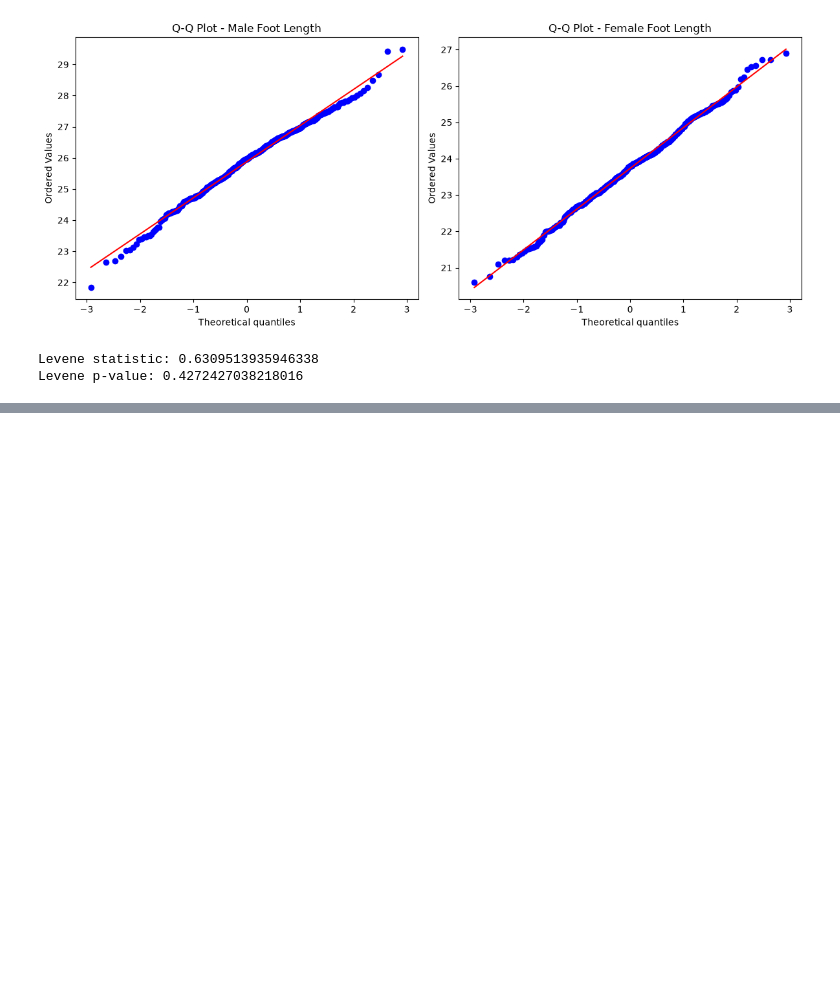
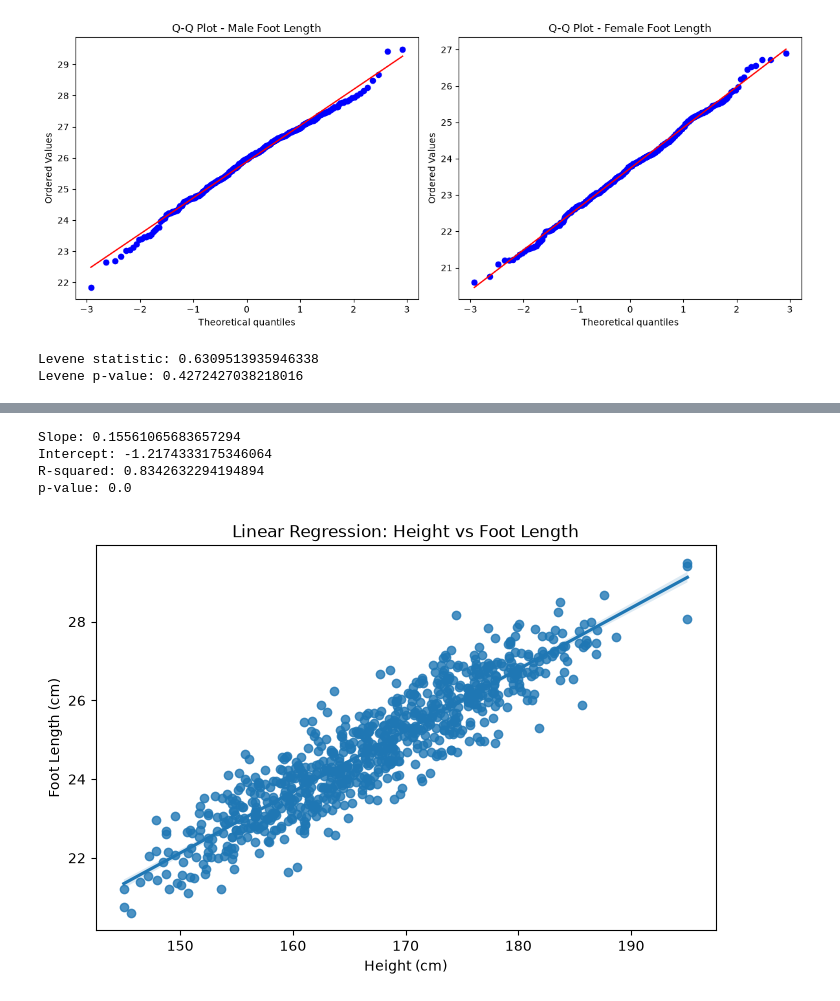
Before and after one commit to Sidra-41/Anthropometric-Characterization-and-Foot-Length-Prediction-Using-Statistical-and-Machine-Learning-Me, a Jupyter notebook: Data/FYP_Data_Analysis.ipynb, the cells around one changed output, grey strips where cells are left out. Cells and saved outputs as stored; diff of their text form; code cells hidden in the pictures; blank space fills up the shorter version.

```diff
--- a/Data/FYP_Data_Analysis.ipynb
+++ b/Data/FYP_Data_Analysis.ipynb
@@ -225,0 +667,35 @@ Levene p-value: 0.4272427038218016
+# %%
+from scipy.stats import linregress
+
+slope, intercept, r_value, p_value, std_err = linregress(
+    df["Height_cm"],
+    df["Foot_Length_cm"]
+)
+
+print("Slope:", slope)
+print("Intercept:", intercept)
+print("R-squared:", r_value**2)
+print("p-value:", p_value)
+# %% [output]
+Slope: 0.15561065683657294
+Intercept: -1.2174333175346064
+R-squared: 0.8342632294194894
+p-value: 0.0
+# %%
+import matplotlib.pyplot as plt
+import seaborn as sns
+
+plt.figure(figsize=(8, 5))
+
+sns.regplot(
+    data=df,
+    x="Height_cm",
+    y="Foot_Length_cm"
+)
+
+plt.xlabel("Height (cm)")
+plt.ylabel("Foot Length (cm)")
+plt.title("Linear Regression: Height vs Foot Length")
+plt.show()
+# %% [output]
+[figure, added]
```
Also changed, not shown: parts of 36 cells of this notebook, 2 other files.
